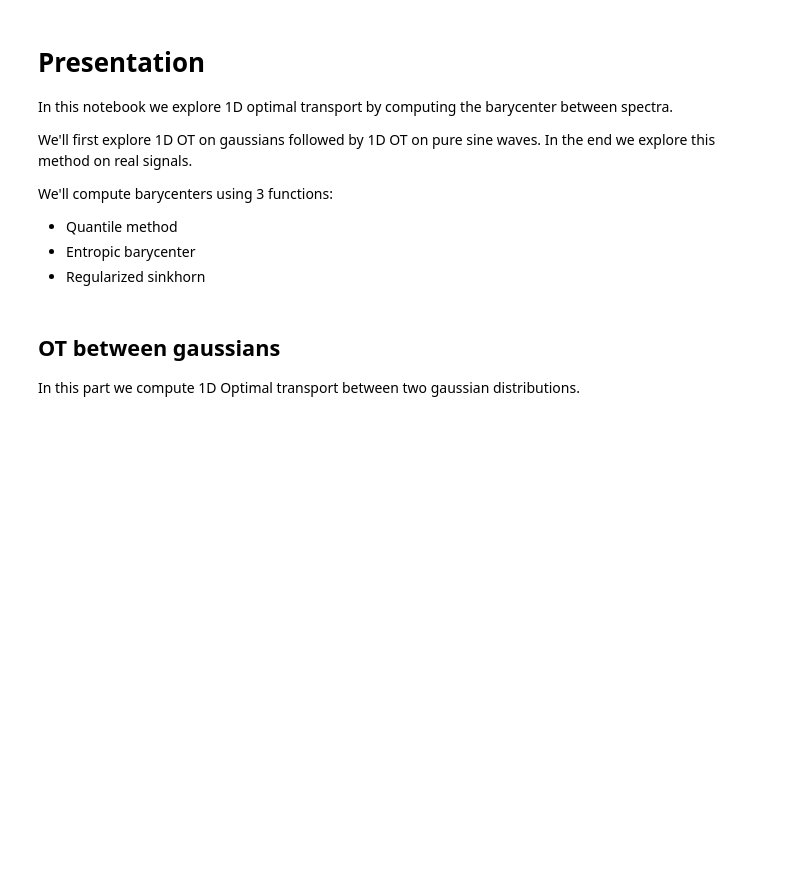
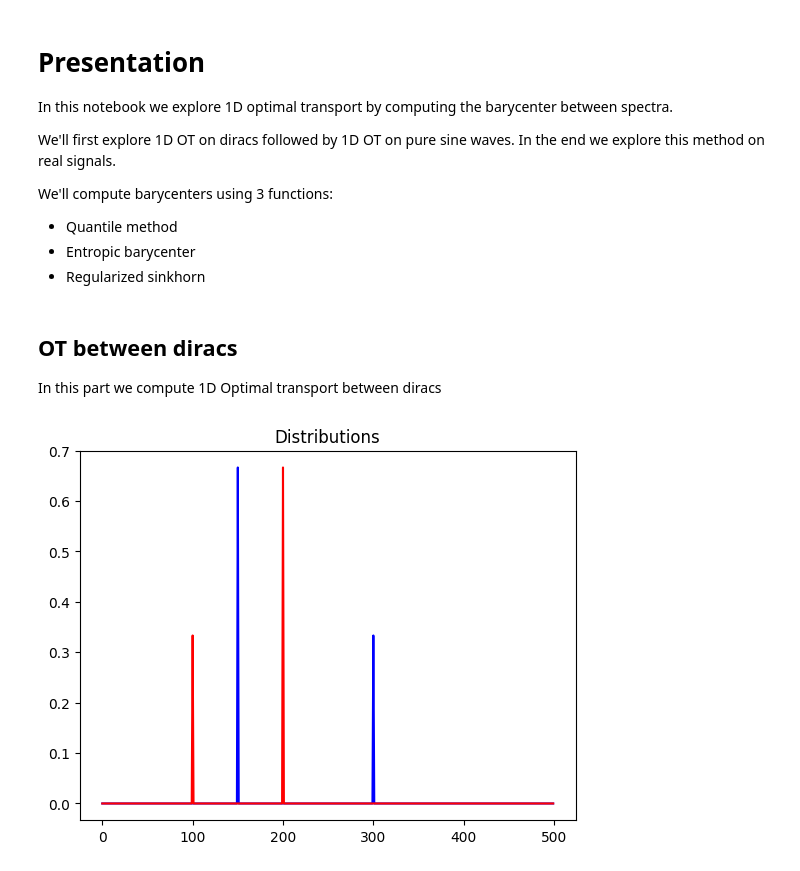
Before and after one commit to zaquastier/audio_1D_transport, a Jupyter notebook: audio_ot_vlab.ipynb, the cells around one changed output. Saved outputs shown, nothing was run; the diff lists cells and outputs as text; code cells hidden in the pictures; blank space fills up the shorter version.

Commit message:
Work on diracs

```diff
--- a/audio_ot_vlab.ipynb
+++ b/audio_ot_vlab.ipynb
@@ -3,7 +3,7 @@
 
 In this notebook we explore 1D optimal transport by computing the barycenter between spectra.
 
-We'll first explore 1D OT on gaussians followed by 1D OT on pure sine waves. In the end we explore this method on real signals.
+We'll first explore 1D OT on diracs followed by 1D OT on pure sine waves. In the end we explore this method on real signals.
 
 We'll compute barycenters using 3 functions:
 
@@ -18,6 +18,32 @@ import numpy as np
 import ipywidgets as widgets
 import ot
 # %% [markdown]
-## OT between gaussians
+## OT between diracs
 
-In this part we compute 1D Optimal transport between two gaussian distributions.
+In this part we compute 1D Optimal transport between diracs
+# %%
+# Optimal transport
+n = 500
+
+def dirac_distribution(frequencies, values, n=1000):
+    if not len(frequencies) == len(values):
+        raise ValueError("Arrays should be same size")
+    a = np.zeros(n)
+    for i in range(len(frequencies)):
+        f = int(frequencies[i])
+        v = values[i]
+        a[f] = v
+    return a / np.sum(a)
+
+a1 = dirac_distribution([n* 0.3, n* 0.6], [1, 0.5], n=n)
+a2 = dirac_distribution([n* 0.2, n* 0.4], [0.5, 1], n=n)
+
+frequencies = np.arange(n)
+
+plt.plot(frequencies, a1, color="blue")
+plt.plot(frequencies, a2, color="red")
+plt.title('Distributions')
+
+plt.show()
+# %% [output]
+[figure, added]
```
Also changed, not shown: parts of 9 cells of this notebook.
